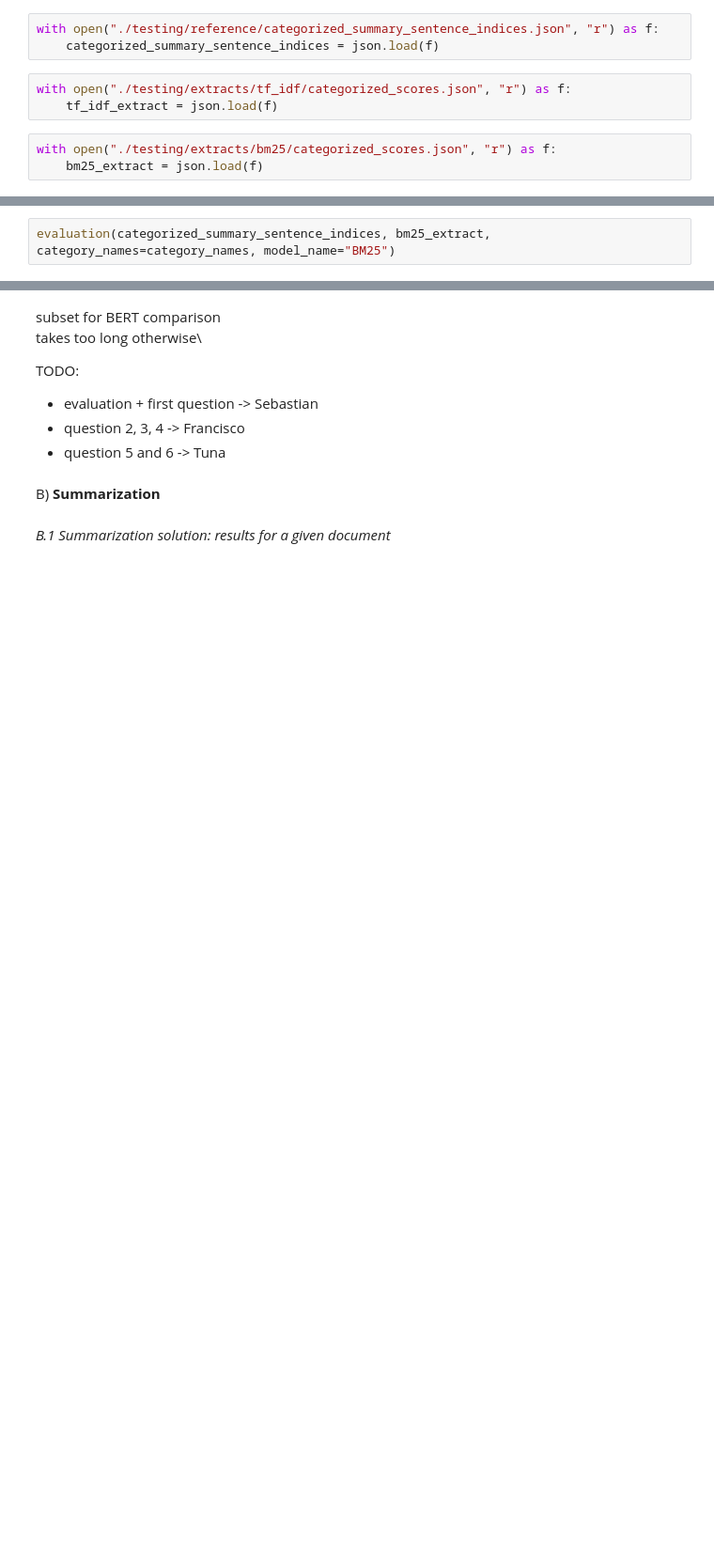
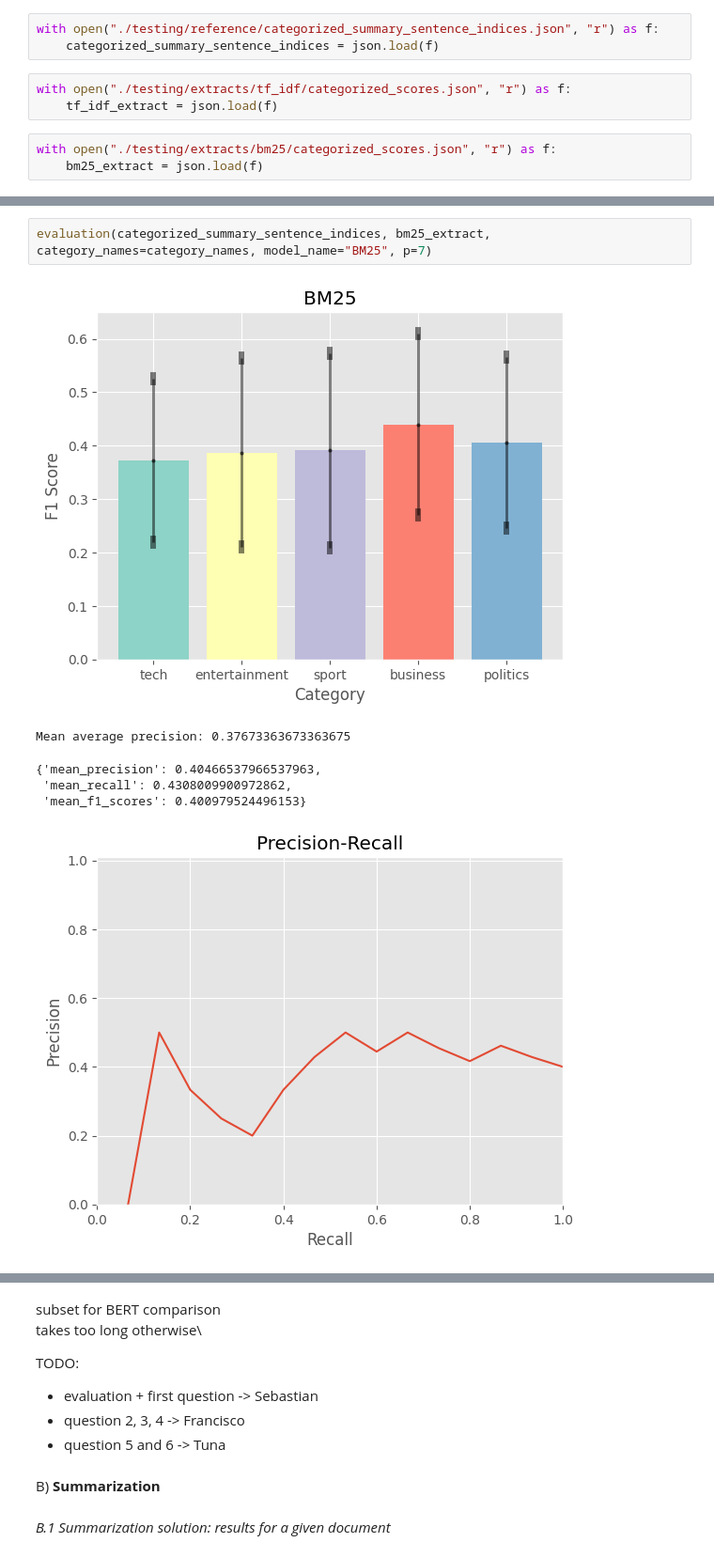
Before and after one commit to 1-0-GO/PRI2024, a Jupyter notebook: Gxx_P1_notebook.ipynb, the cells around one changed output, grey strips where cells are left out. Shown at 94% size. Cells and saved outputs as stored; diff of their text form; blank space fills up the shorter version.

```diff
--- a/Gxx_P1_notebook.ipynb
+++ b/Gxx_P1_notebook.ipynb
@@ -877,2 +1043,9 @@ evaluation(categorized_summary_sentence_indices, tf_idf_extract, category_names=
 # %%
-evaluation(categorized_summary_sentence_indices, bm25_extract, category_names=category_names, model_name="BM25")
+evaluation(categorized_summary_sentence_indices, bm25_extract, category_names=category_names, model_name="BM25", p=7)
+# %% [output]
+[figure, added]
+Mean average precision: 0.37673363673363675
+{'mean_precision': 0.40466537966537963,
+ 'mean_recall': 0.4308009900972862,
+ 'mean_f1_scores': 0.400979524496153}
+[figure, added]
```
Also changed, not shown: parts of 30 cells of this notebook, 4 other files.
